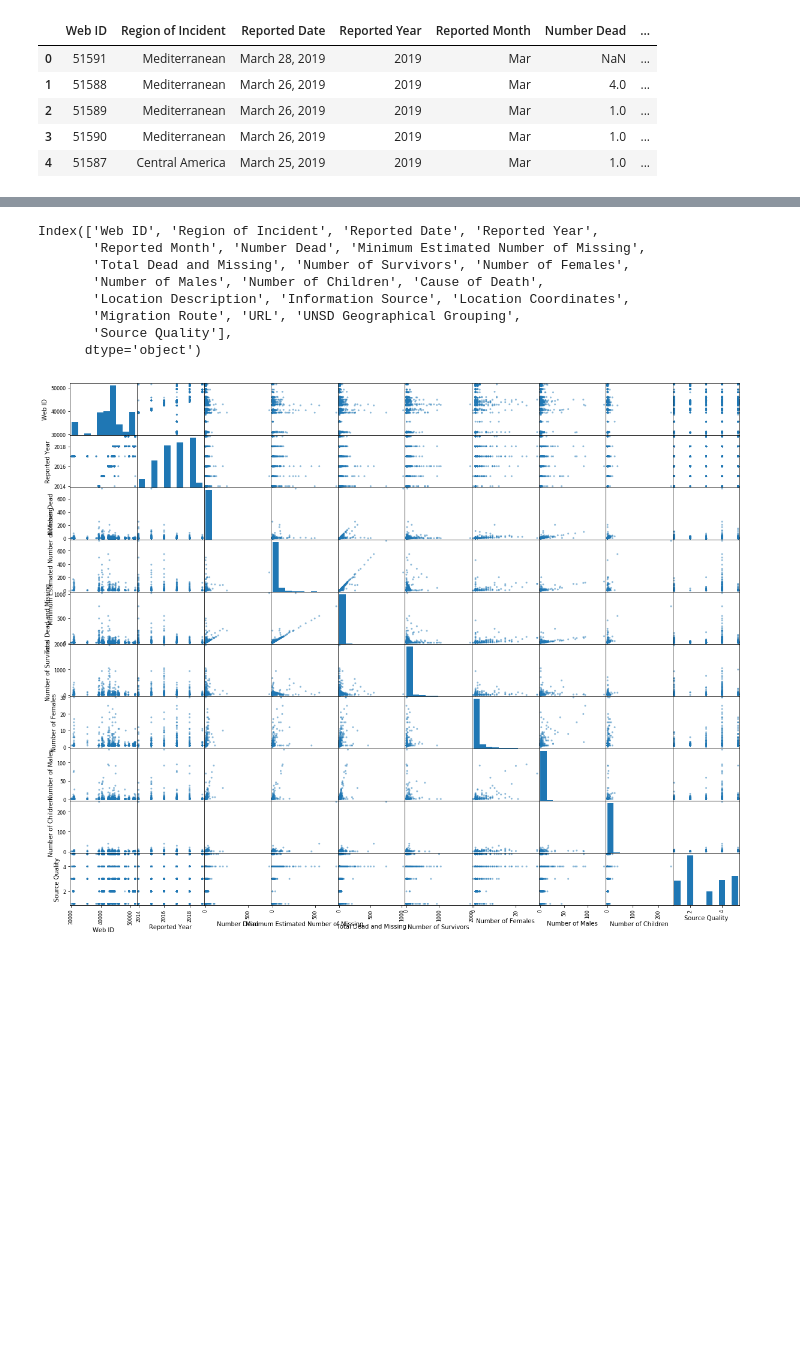
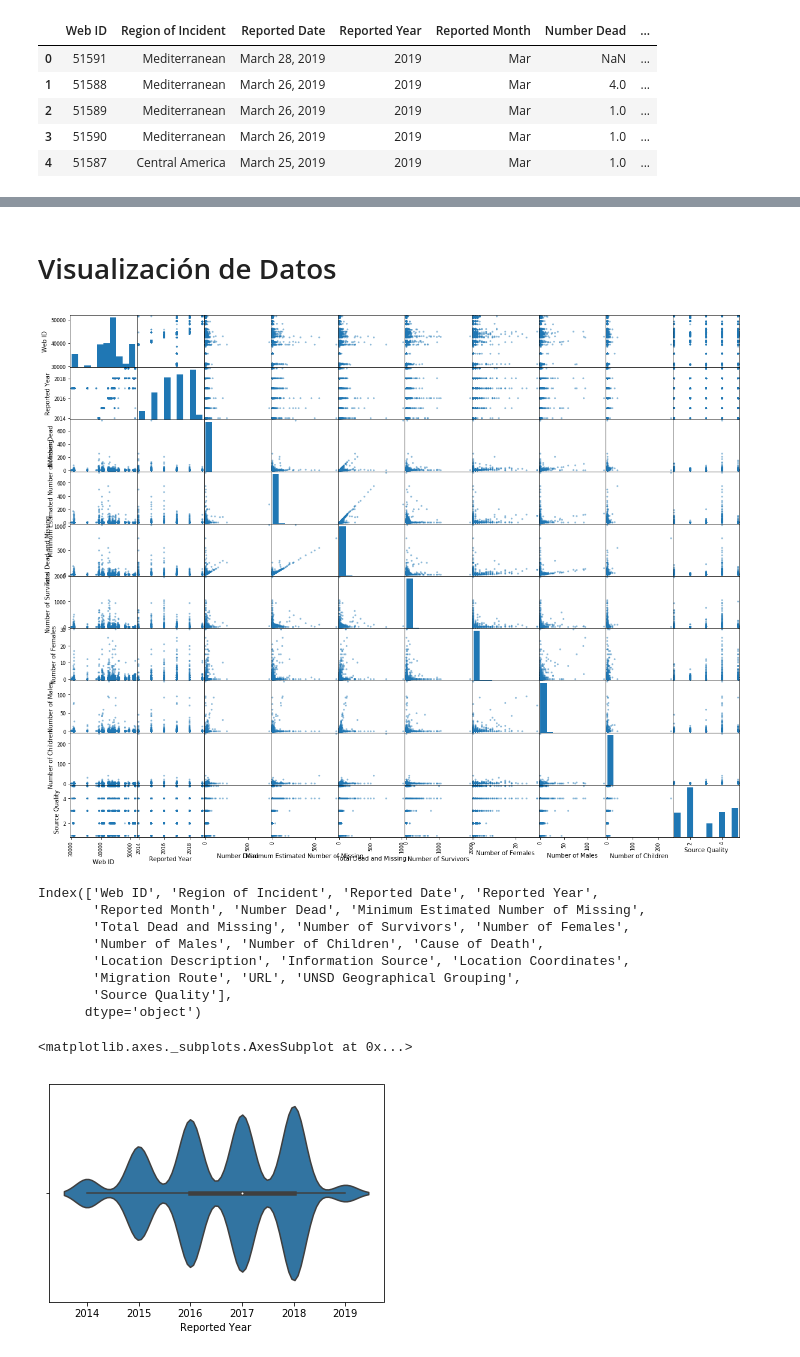
Before and after one commit to lisethdevegab/data-labs, a Jupyter notebook: module-2/visualizing-real-world-data-project/your-code/Mycode.ipynb, the cells around one changed output, grey strips where cells are left out. Saved outputs shown, nothing was run; the diff lists cells and outputs as text; code cells hidden in the pictures; blank space fills up the shorter version.

```diff
--- a/module-2/visualizing-real-world-data-project/your-code/Mycode.ipynb
+++ b/module-2/visualizing-real-world-data-project/your-code/Mycode.ipynb
@@ -26,0 +38,17 @@ dfemigrant.head()
+# %%
+dfemigrant['Cause of Death'].replace({'Train Accide':'Train Accident', 'Unknow':'Unknown',
+                                      'Unknown (found dead next to train tracks), Train Accide': 'Train Accident',
+                                      'Train Accident, Unknown (found dead next to train tracks)': 'Train Accident',
+                                      'Unknown (decomposed remains)': 'Decomposed Remains',
+                                      'Unknown (found dead next to train tracks)': 'Found dead next to train tracks',
+                                      'Unknown (found dead next to train tracks), Train Accident': 'Train Accident',
+                                      'Unknown (found on dinghy)': 'Found on dinghy',
+                                      'Unknown (multiple blunt force injuries)': 'Multiple blunt force injuries',
+                                      'Unknown (mummified and skeletal remains)': 'Mummified and skeletal remains',
+                                      'Unknown (mummified remains)': 'Mummified remains',
+                                      'Unknown (skeletal remains)': 'Skeletal remains', 'Unknown (violence)': 'Violence'},
+                                     inplace=True)
+
+
+
+set(dfemigrant['Cause of Death'])
@@ -26,0 +73,6 @@ dfemigrant.head()
+# %%
+values = {'Number Dead': 0, 'Minimum Estimated Number of Missing':0, 'Number of Survivors': 0, 'Number of Survivors': 0,
+          'Number of Females': 0, 'Number of Males': 0, 'Number of Children': 0}
+dfemigrant.fillna(value=values, inplace= True)
+
+dfemigrant.head()
@@ -27,3 +86,9 @@ dfemigrant.head()
+# %% [markdown]
+# Visualización de Datos
+# %%
+pd.plotting.scatter_matrix(dfemigrant, figsize=(20,16));
+# %% [output]
+[figure, added]
 # %%
 dfemigrant.columns
 # %% [output]
@@ -35,11 +100,3 @@ Index(['Web ID', 'Region of Incident', 'Reported Date', 'Reported Year',
        'Migration Route', 'URL', 'UNSD Geographical Grouping',
        'Source Quality'],
       dtype='object')
-# %%
-#dfemigrant['Total Dead and Missing'].iplot(kind='bar', xTitle='Total Dead', yTitle='Count',
- #          title='Total Dead')
-
-
-pd.plotting.scatter_matrix(dfemigrant, figsize=(20,16));
-# %% [output]
-[figure, removed]
@@ -50,0 +103,5 @@ pd.plotting.scatter_matrix(dfemigrant, figsize=(20,16));
+# %%
+sns.violinplot("Reported Year", data=dfemigrant)
+# %% [output]
+<matplotlib.axes._subplots.AxesSubplot at 0x...>
+[figure, added]
```
Also changed, not shown: parts of 11 cells of this notebook.
